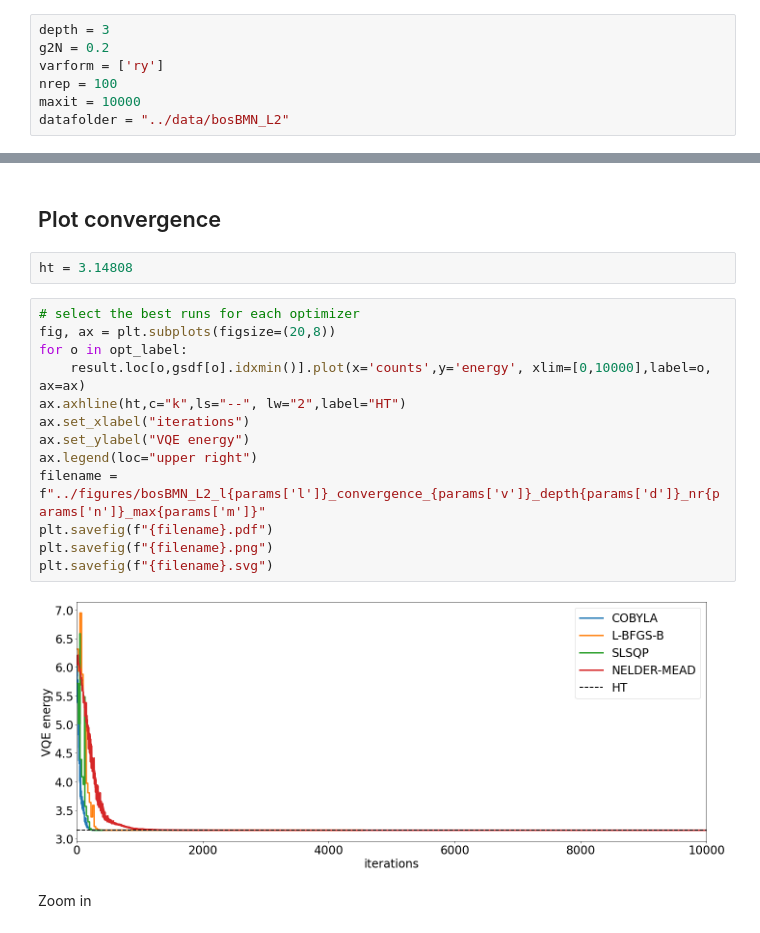
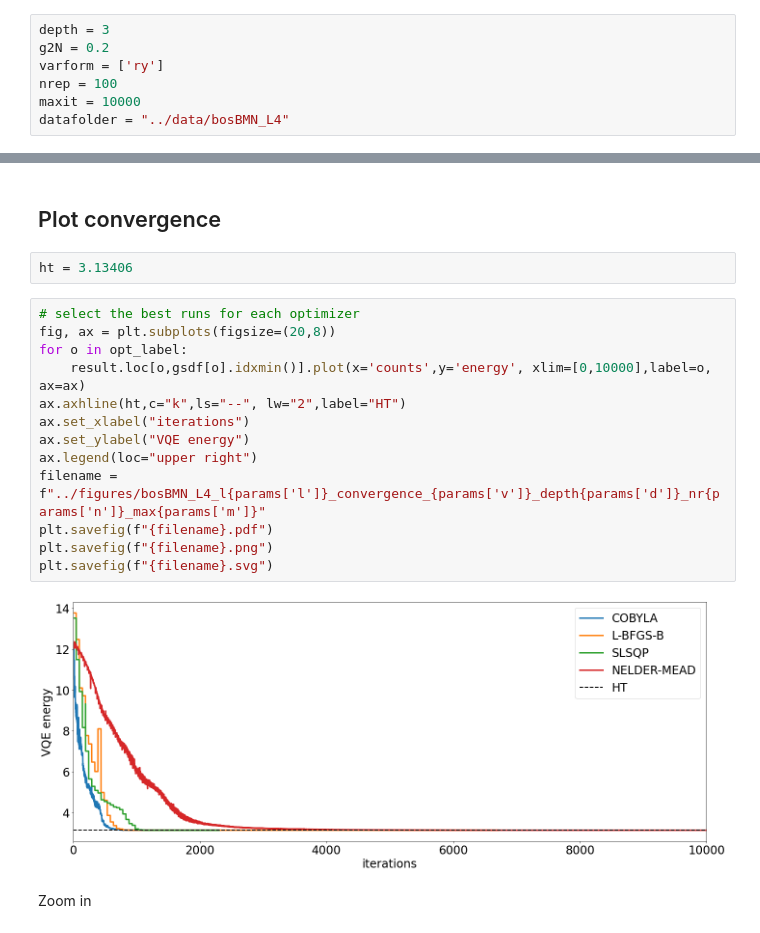
Before and after one commit to erinaldi/bmn2-qiskit, a Jupyter notebook: notebooks/00_figures.ipynb, the cells around one changed output, grey strips where cells are left out. Cells and saved outputs as stored; diff of their text form.

```diff
--- a/notebooks/00_figures.ipynb
+++ b/notebooks/00_figures.ipynb
@@ -83,7 +83,7 @@ g2N = 0.2
 varform = ['ry']
 nrep = 100
 maxit = 10000
-datafolder = "../data/bosBMN_L2"
+datafolder = "../data/bosBMN_L4"
 # %%
 params = dict()
 params["l"] = str(g2N).replace(".", "")
@@ -205,22 +205,22 @@ gsdf.sort_values(by=['SLSQP'],ascending=True).iloc[:-10].plot.hist(y='SLSQP')
 # %% [markdown]
 ## Plot convergence
 # %%
-ht = 3.14808
+ht = 3.13406
 # %%
 # select the best runs for each optimizer
 fig, ax = plt.subplots(figsize=(20,8))
 for o in opt_label:
     result.loc[o,gsdf[o].idxmin()].plot(x='counts',y='energy', xlim=[0,10000],label=o, ax=ax)
 ax.axhline(ht,c="k",ls="--", lw="2",label="HT")
 ax.set_xlabel("iterations")
 ax.set_ylabel("VQE energy")
 ax.legend(loc="upper right")
-filename = f"../figures/bosBMN_L2_l{params['l']}_convergence_{params['v']}_depth{params['d']}_nr{params['n']}_max{params['m']}"
+filename = f"../figures/bosBMN_L4_l{params['l']}_convergence_{params['v']}_depth{params['d']}_nr{params['n']}_max{params['m']}"
 plt.savefig(f"{filename}.pdf")
 plt.savefig(f"{filename}.png")
 plt.savefig(f"{filename}.svg")
 # %% [output]
-[figure, old version]
+[figure, new version]
 # %% [markdown]
 Zoom in
 # %%
```
Also changed, not shown: parts of 3 cells of this notebook, 18 other files.
